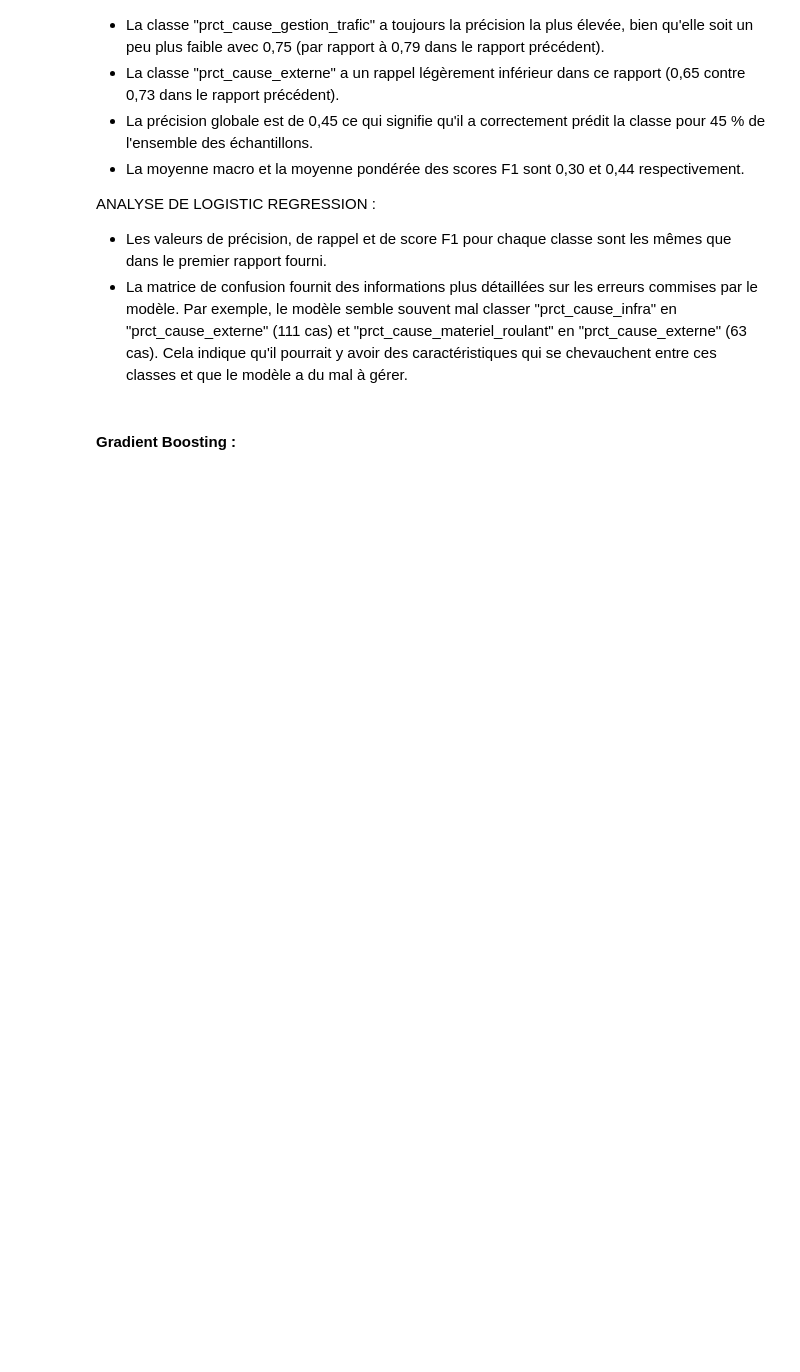
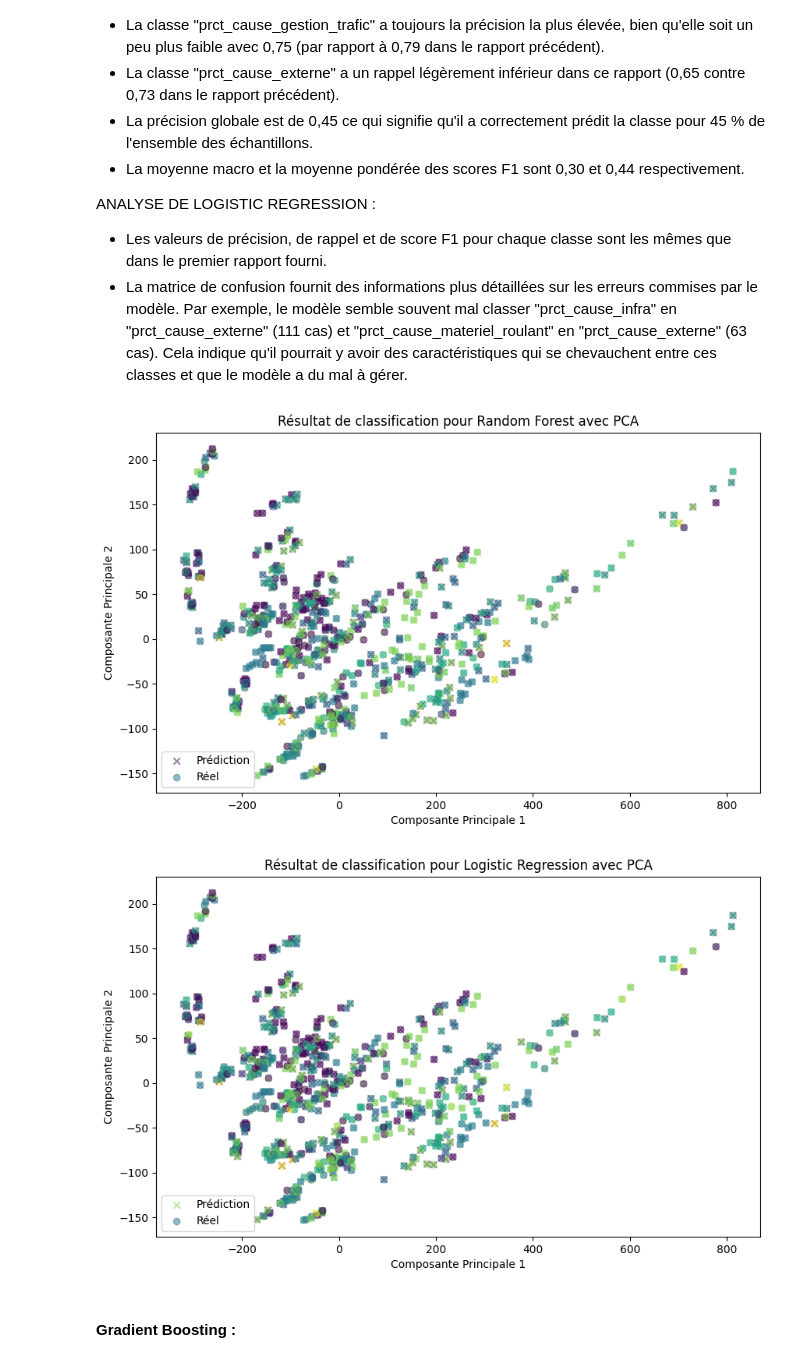
Before and after one commit to Enaouram/prediction-of-TGV-delays, a Jupyter notebook: classification.ipynb, the cells around one changed output. Cells and saved outputs as stored; diff of their text form; code cells hidden in the pictures; blank space fills up the shorter version.

```diff
--- a/classification.ipynb
+++ b/classification.ipynb
@@ -326,6 +322,33 @@ ANALYSE DE RANDOM FOREST :
 ANALYSE DE LOGISTIC REGRESSION :
 - Les valeurs de précision, de rappel et de score F1 pour chaque classe sont les mêmes que dans le premier rapport fourni.
 - La matrice de confusion fournit des informations plus détaillées sur les erreurs commises par le modèle. Par exemple, le modèle semble souvent mal classer "prct_cause_infra" en "prct_cause_externe" (111 cas) et "prct_cause_materiel_roulant" en "prct_cause_externe" (63 cas). Cela indique qu'il pourrait y avoir des caractéristiques qui se chevauchent entre ces classes et que le modèle a du mal à gérer.
+# %%
+from sklearn.preprocessing import LabelEncoder
+import numpy as np
+
+# Convertir les chaînes de caractères en labels numériques
+le = LabelEncoder()
+y_test_class_encoded = le.fit_transform(y_test_class)
+y_pred_encoded = le.transform(y_pred)
+
+# Utilisez ces labels numériques pour le tracé
+for name, model in models.items():
+    y_pred_encoded = le.transform(model.predict(X_test_class))
+
+    plt.figure(figsize=(10, 6))
+
+    # Tracer les données transformées
+    plt.scatter(X_pca[:, 0], X_pca[:, 1], c=y_pred_encoded, cmap='viridis', label='Prédiction', marker='x', alpha=0.5)
+    plt.scatter(X_pca[:, 0], X_pca[:, 1], c=y_test_class_encoded, cmap='viridis', label='Réel', marker='o', alpha=0.5)
+
+    plt.title(f'Résultat de classification pour {name} avec PCA')
+    plt.xlabel('Composante Principale 1')
+    plt.ylabel('Composante Principale 2')
+    plt.legend()
+    plt.show()
+# %% [output]
+[figure, added]
+[figure, added]
 # %% [markdown]
 <h4><strong>Gradient Boosting :</strong></h4><p>
 # %%
```
Also changed, not shown: parts of 1 cell of this notebook, 1 other file.
